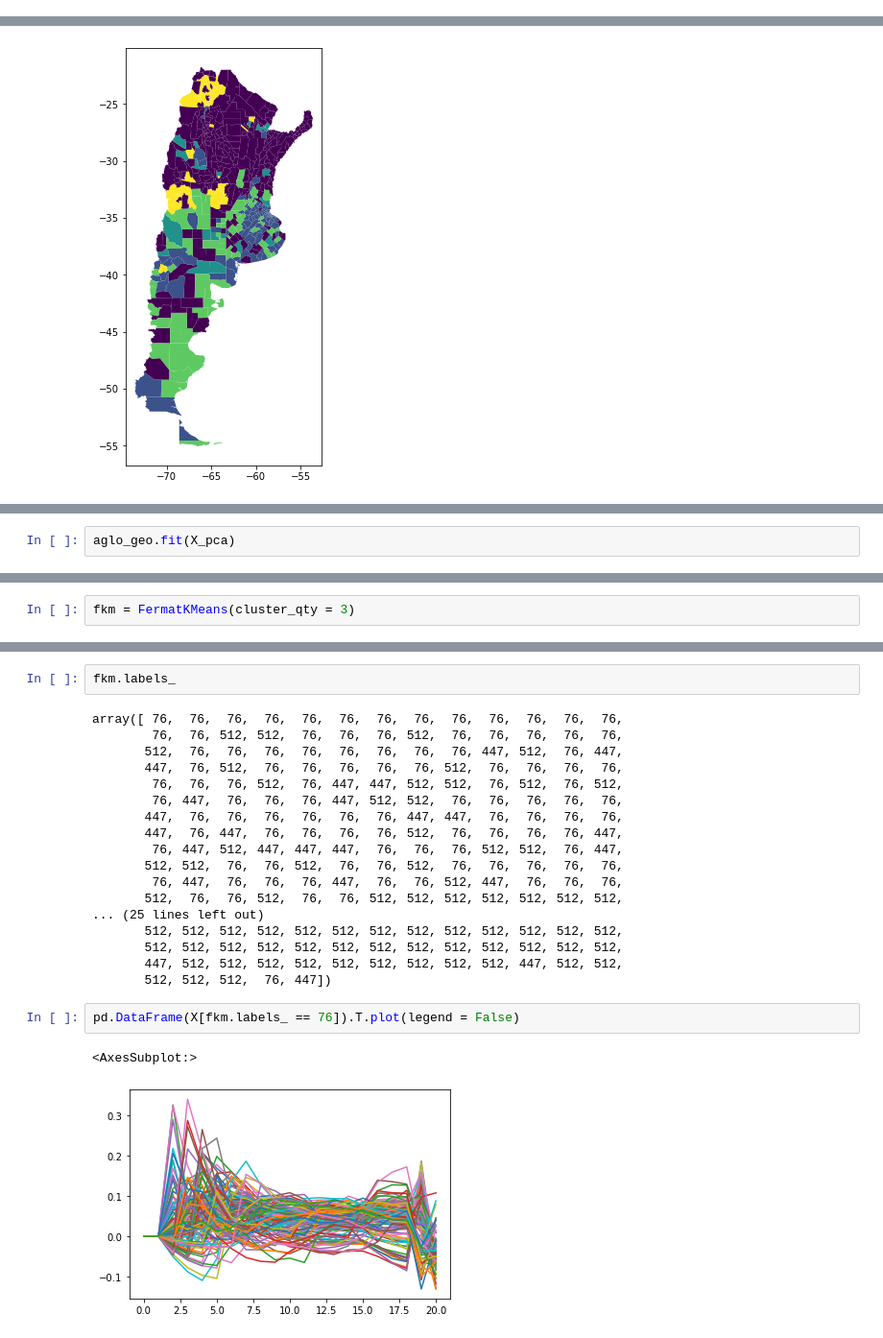
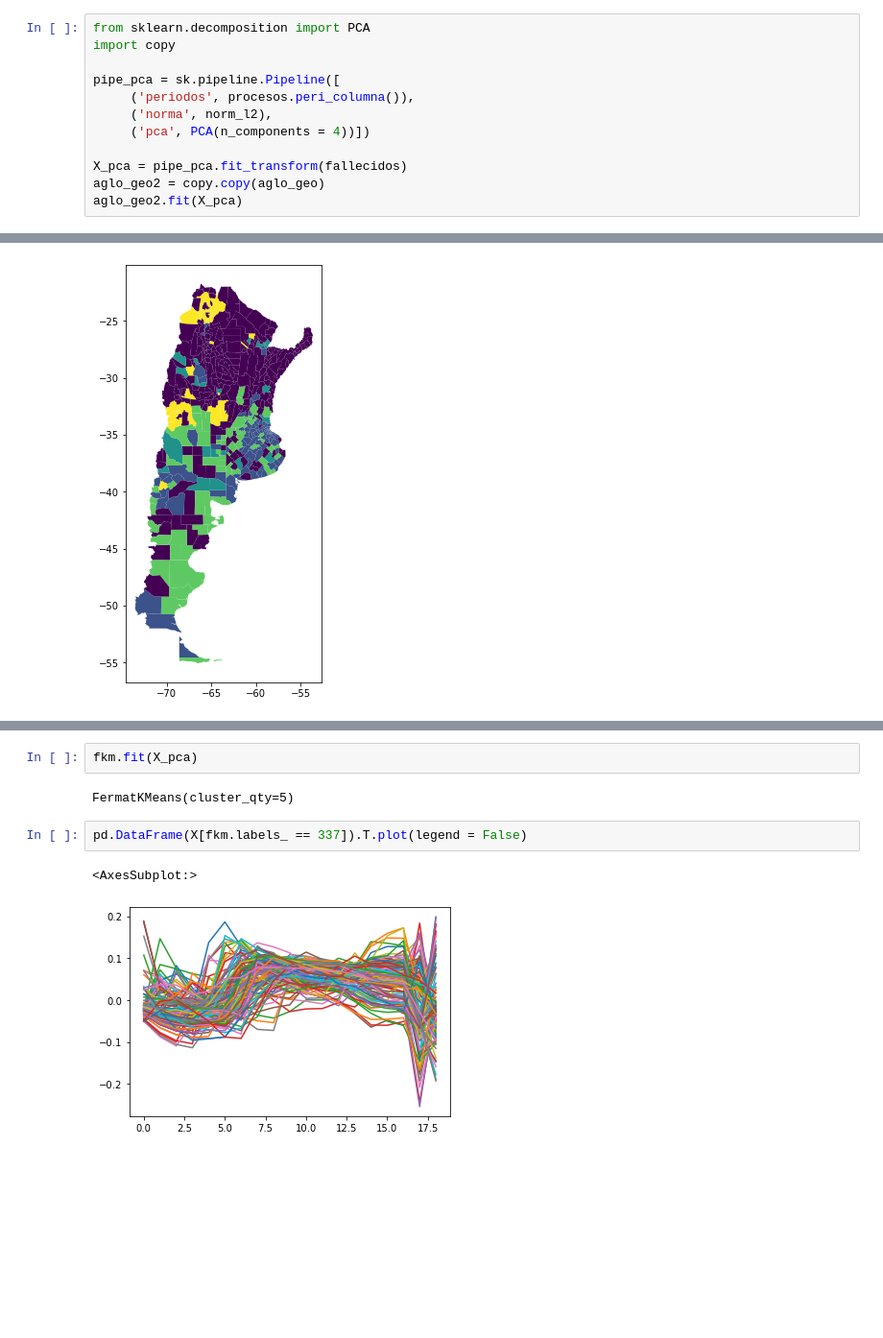
Before and after one commit to pabanib/covid, a Jupyter notebook: Untitled2.ipynb, the cells around one changed output, grey strips where cells are left out. Shown: that part at 96% size. Drawn from its saved outputs; the diff is of its cells as text; blank space fills up the shorter version.

```diff
--- a/Untitled2.ipynb
+++ b/Untitled2.ipynb
@@ -127,0 +148,12 @@ kmeans.fit(X)
+# %%
+from sklearn.decomposition import PCA
+import copy
+
+pipe_pca = sk.pipeline.Pipeline([
+     ('periodos', procesos.peri_columna()),
+     ('norma', norm_l2),
+     ('pca', PCA(n_components = 4))])
+
+X_pca = pipe_pca.fit_transform(fallecidos)
+aglo_geo2 = copy.copy(aglo_geo)
+aglo_geo2.fit(X_pca)
@@ -175,2 +252,0 @@ X_pca = pipe_pca.fit_transform(fallecidos)
-# %%
-aglo_geo.fit(X_pca)
@@ -261,2 +252,0 @@ from fermat import FermatKMeans
-# %%
-fkm = FermatKMeans(cluster_qty = 3)
@@ -277,25 +273,9 @@ siluetas(X,fkm)
-# %%
-fkm.labels_
-# %% [output]
-array([ 76,  76,  76,  76,  76,  76,  76,  76,  76,  76,  76,  76,  76,
-        76,  76, 512, 512,  76,  76,  76, 512,  76,  76,  76,  76,  76,
-       512,  76,  76,  76,  76,  76,  76,  76,  76, 447, 512,  76, 447,
-       447,  76, 512,  76,  76,  76,  76,  76, 512,  76,  76,  76,  76,
-        76,  76,  76, 512,  76, 447, 447, 512, 512,  76, 512,  76, 512,
-        76, 447,  76,  76,  76, 447, 512, 512,  76,  76,  76,  76,  76,
-       447,  76,  76,  76,  76,  76,  76, 447, 447,  76,  76,  76,  76,
-       447,  76, 447,  76,  76,  76,  76, 512,  76,  76,  76,  76, 447,
-        76, 447, 512, 447, 447, 447,  76,  76,  76, 512, 512,  76, 447,
-       512, 512,  76,  76, 512,  76,  76, 512,  76,  76,  76,  76,  76,
-        76, 447,  76,  76,  76, 447,  76,  76, 512, 447,  76,  76,  76,
-       512,  76,  76, 512,  76,  76, 512, 512, 512, 512, 512, 512, 512,
-... (25 lines left out)
-       512, 512, 512, 512, 512, 512, 512, 512, 512, 512, 512, 512, 512,
-       512, 512, 512, 512, 512, 512, 512, 512, 512, 512, 512, 512, 512,
-       447, 512, 512, 512, 512, 512, 512, 512, 512, 512, 447, 512, 512,
-       512, 512, 512,  76, 447])
+# %%
+fkm.fit(X_pca)
+# %% [output]
+FermatKMeans(cluster_qty=5)
 # %%
-pd.DataFrame(X[fkm.labels_ == 76]).T.plot(legend = False)
+pd.DataFrame(X[fkm.labels_ == 337]).T.plot(legend = False)
 # %% [output]
 <AxesSubplot:>
-[figure, old version]
+[figure, new version]
```
Also changed, not shown: parts of 65 cells of this notebook, 9 other files.
